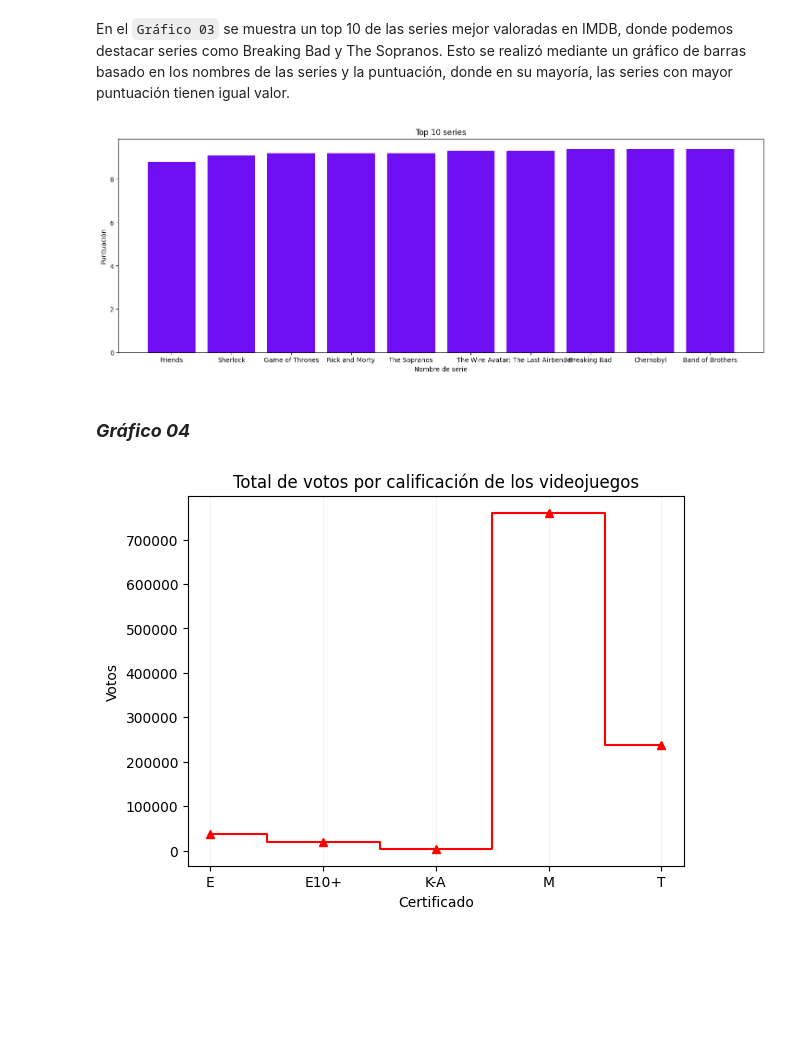
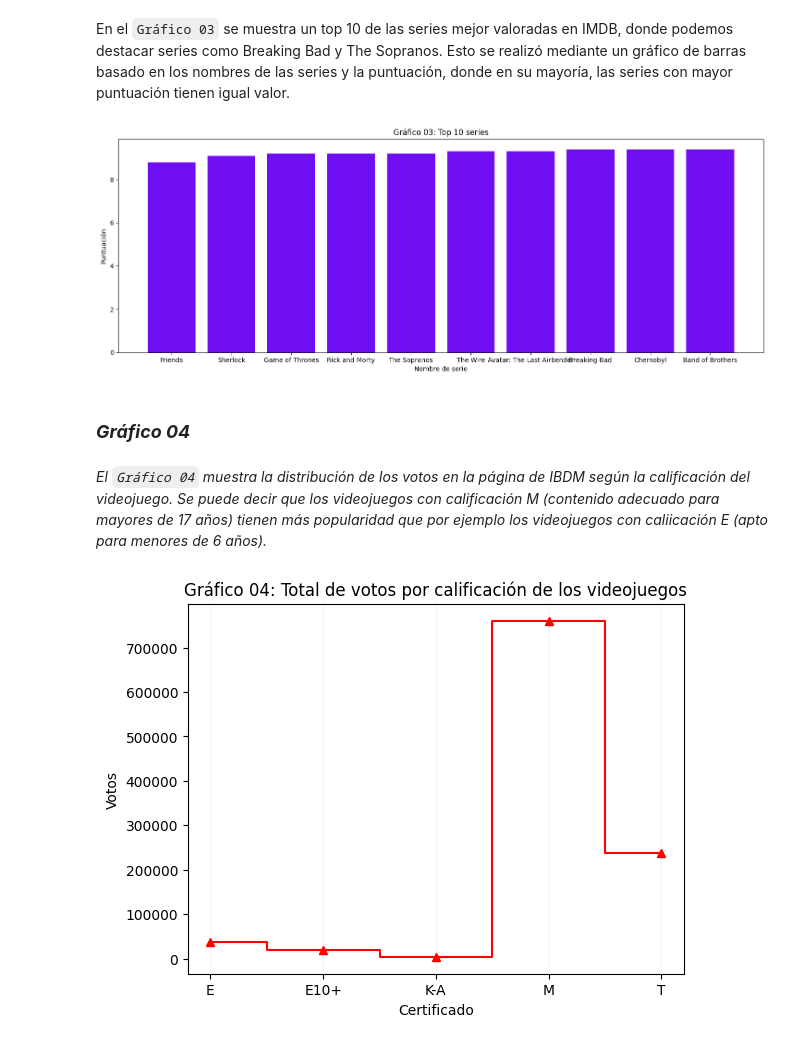
Before and after one commit to piero0090/RepoData2, a Jupyter notebook: Python_Analisis.ipynb, the cells around one changed output. Drawn from its saved outputs; the diff is of its cells as text; code cells hidden in the pictures; blank space fills up the shorter version.

```diff
--- a/Python_Analisis.ipynb
+++ b/Python_Analisis.ipynb
@@ -259,21 +266,23 @@ En el `Gráfico 03` se muestra un top 10 de las series mejor valoradas en IMDB,
 plt.figure(figsize=(18, 6))
 positions = range(len(df_series['Puntuacion']))
 plt.bar(positions,df_series['Puntuacion'], color = '#6F0DF3')
-plt.title('Top 10 series')
+plt.title('Gráfico 03: Top 10 series')
 plt.xlabel('Nombre de serie')
 plt.ylabel('Puntuación')
 plt.xticks(positions, df_series['Nombre_serie'])
 plt.show()
 # %% [output]
-[figure, old version]
+[figure, new version]
 # %% [markdown]
 ### ***Gráfico 04***
+# %% [markdown]
+*El `Gráfico 04` muestra la distribución de los votos en la página de IBDM según la calificación del videojuego. Se puede decir que los videojuegos con calificación M (contenido adecuado para mayores de 17 años) tienen más popularidad que por ejemplo los videojuegos con caliicación E (apto para menores de 6 años).*
 # %%
 plt.step(videogamesCertif['Certificado'],videogamesCertif['sum'], '^-r', where= 'mid')
 plt.grid(axis='x', color='0.95')
-plt.title('Total de votos por calificación de los videojuegos')
+plt.title('Gráfico 04: Total de votos por calificación de los videojuegos')
 plt.xlabel('Certificado')
 plt.ylabel('Votos')
 plt.show()
 # %% [output]
-[figure, old version]
+[figure, new version]
```
Also changed, not shown: parts of 24 cells of this notebook.
